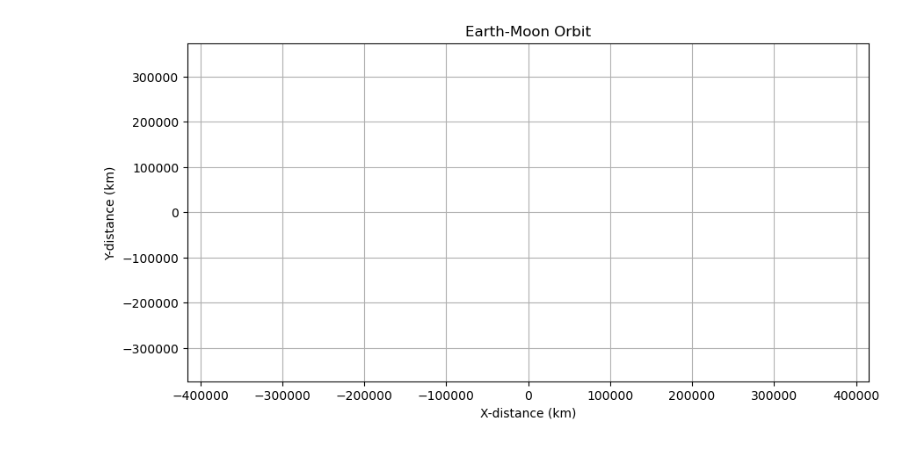
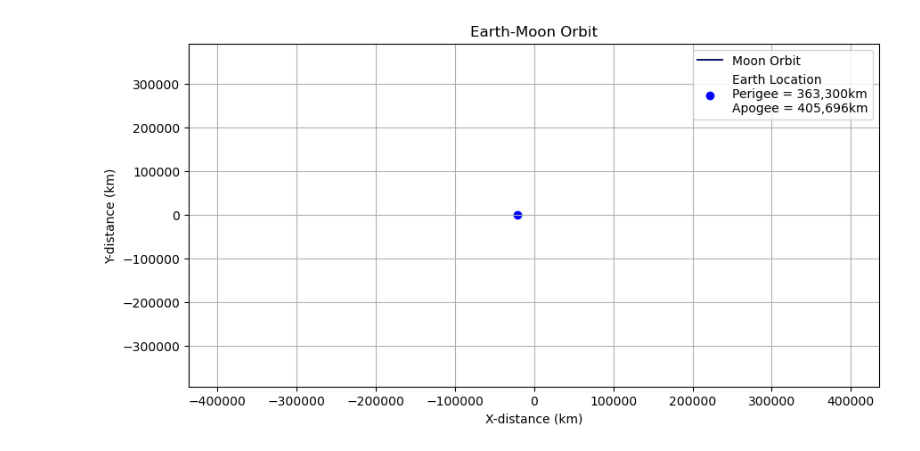
Before and after one commit to kombuchamushrooom/Astro98Project, a Jupyter notebook: Astro98Test.ipynb, the cells around one changed output. Cells and saved outputs as stored; diff of their text form; code cells hidden in the pictures.

```diff
--- a/Astro98Test.ipynb
+++ b/Astro98Test.ipynb
@@ -5,6 +5,7 @@ import math
 import numpy as np
 import matplotlib.pyplot as plt
 import matplotlib.animation as ani
+from matplotlib.animation import FuncAnimation
 
 
 ##Variables/functions
@@ -52,47 +53,39 @@ def find_waveheight(ecm_distance):
 #Intermediates
 t = np.arange(0,8750)     ##Approximate number of hours in orbit period
 def ecm_disx(time):
     return find_em_majoraxes(time)
 
 def ecm_disy(time):
     return find_em_minoraxes(time)
 
-
 # ecm_dis = math.sqrt(ecm_disx**2 + ecm_disy**2)
-
+##Earth Moon
 fig, earth_moon = plt.subplots(figsize = (10,5))
 x = []
 y = []
-line, = earth_moon.plot([], [], 'ro')
+line, = earth_moon.plot([], [], color = "midnightblue", label = "Moon Orbit")
+earth_moon.scatter(-21198,0, label = "Earth Location\nPerigee = 363,300km\nApogee = 405,696km", color = "blue")
 
 def init():
-    earth_moon.set_xlim(-(ecm_apogee + 10000), ecm_apogee + 10000)
-    earth_moon.set_ylim(-(ecm_perigee + 10000), ecm_perigee + 10000)
+    earth_moon.set_xlim(-(ecm_apogee + 30000), ecm_apogee + 30000)
+    earth_moon.set_ylim(-(ecm_perigee + 30000), ecm_perigee + 30000)
     return line,
 
 def update(frame):
     x.append(ecm_disx(frame))
     y.append(ecm_disy(frame))
     line.set_data(x, y)
     return line,
 
 anim = FuncAnimation(fig, update, frames = np.linspace(0, len(t), 128), init_func = init, blit = True)
 earth_moon.grid()
 earth_moon.set_title("Earth-Moon Orbit")
 earth_moon.set_xlabel("X-distance (km)")
 earth_moon.set_ylabel("Y-distance (km)")
+plt.legend(loc = "upper right")
 plt.show()
 
-anim.save("em-orb3.gif", writer = "pillow", fps = 20)
-
-# earth_moon.plot(x, y)
-# earth_moon.set_title("Earth-Moon Orbital Period")
-# earth_moon.set_xlabel("X-distance (km)")
-# earth_moon.set_ylabel("Y-distance (km)")
-# plt.grid()
-# plt.show()
-
-# anim.save("orb.gif", writer = "pillow", fps = 20)
+anim.save("em-orb10.gif", writer = "pillow", fps = 20)
 # %% [output]
-[figure, old version]
+[figure, new version]
 # %%
```
Also changed, not shown: parts of 4 cells of this notebook.
